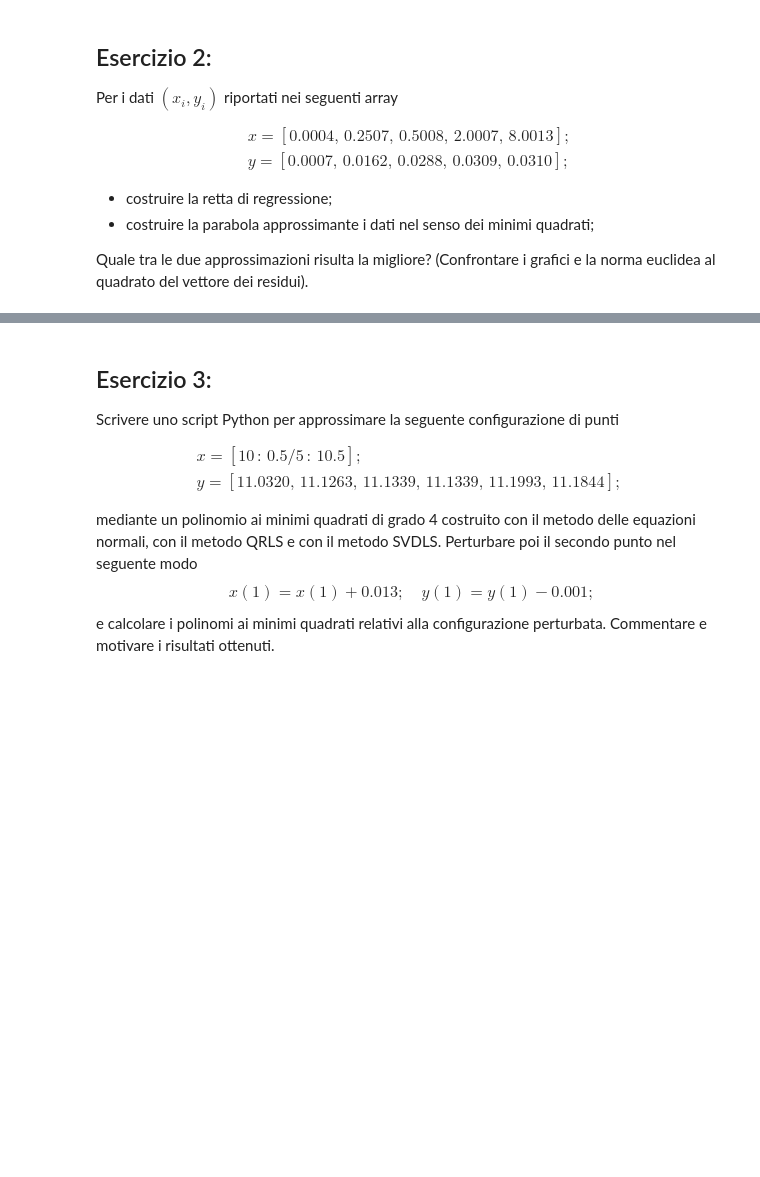
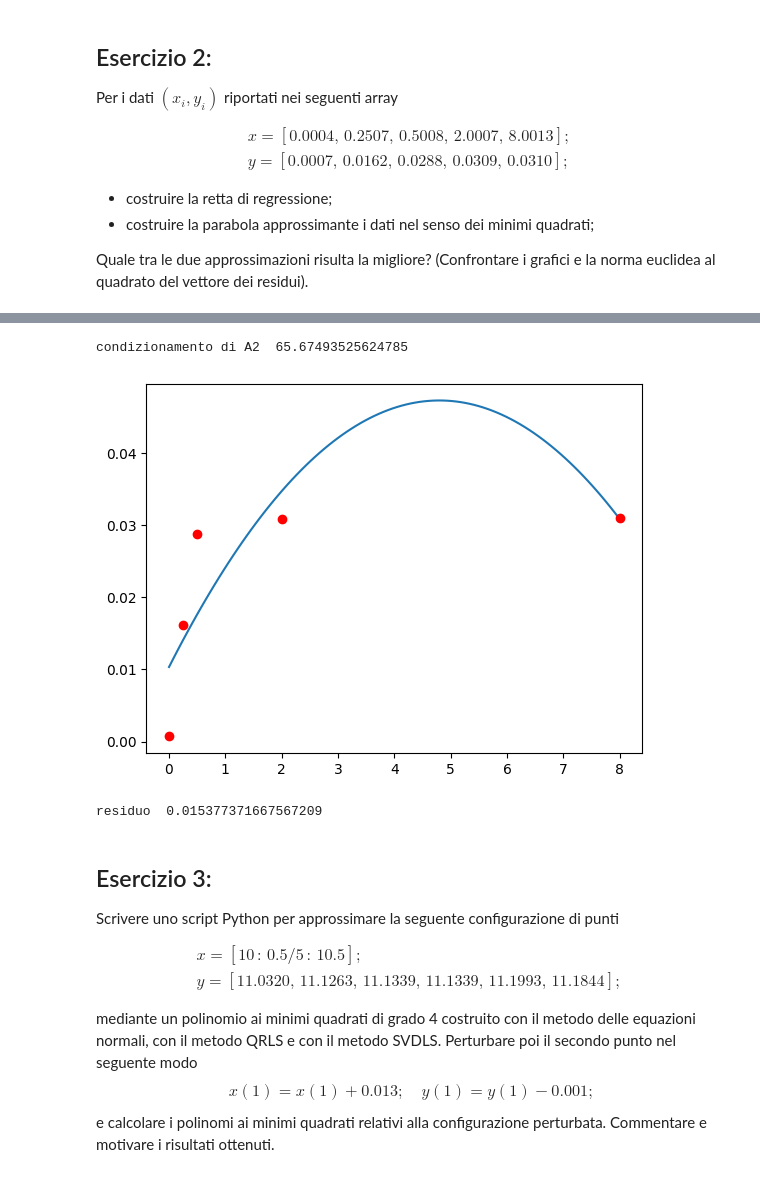
Before and after one commit to AndrewGagliottiUnibo/IoT-Project-network-, a Jupyter notebook: MetodiLab/10/Esercitazione_10.ipynb, the cells around one changed output, grey strips where cells are left out. Drawn from its saved outputs; the diff is of its cells as text; code cells hidden in the pictures; blank space fills up the shorter version.

```diff
--- a/MetodiLab/10/Esercitazione_10.ipynb
+++ b/MetodiLab/10/Esercitazione_10.ipynb
@@ -138,3 +206,22 @@ Quale tra le due approssimazioni risulta la migliore? (Confrontare i grafici e l
+# %%
+n = 2  # parabola di regressione: grado 2
+n1 = n+1  # gradi di libertà
+A2 = np.vander(x2, increasing=True)[:, :n1]
+condA2 = np.linalg.cond(A2)
+print("condizionamento di A2 ", condA2)
+# Poichè la matrice è mediamente ben condizionata (Ha un indice di condizionamento pari a  65.67493525624782
+# (quinfi A.T@A avrà indice di condizionamento pari al quadrato dell'indice di condionamento di A)
+# è quindi preferibile usare il metodo QR
+alpha2, residuo = qrLS(A2, y2)
+xv = np.linspace(np.min(x2), np.max(x2), 100)
+pol2 = np.polyval(np.flip(alpha2), xv)
+plt.plot(xv, pol2, x2, y2, 'ro')
+plt.show()
+print("residuo ", residuo)
+# %% [output]
+condizionamento di A2  65.67493525624785
+[figure, added]
+residuo  0.015377371667567209
 # %% [markdown]
 ## Esercizio 3:
 Scrivere uno script Python per approssimare la seguente configurazione di punti
```
Also changed, not shown: parts of 17 cells of this notebook.
